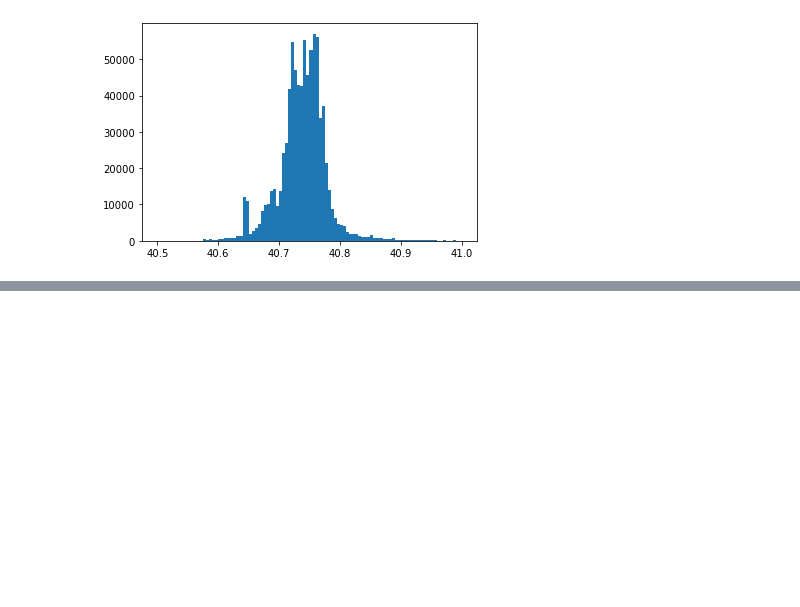
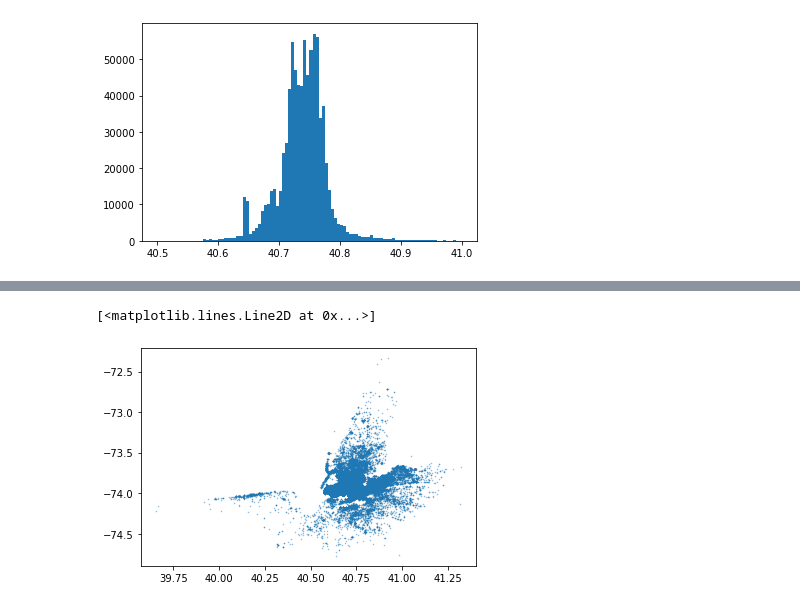
Before and after one commit to ShivamSainier/Uber-Data-Analysis, a Jupyter notebook: uber_data_analysis.ipynb, the cells around one changed output, grey strips where cells are left out. Saved outputs shown, nothing was run; the diff lists cells and outputs as text; code cells hidden in the pictures; blank space fills up the shorter version.

```diff
--- a/uber_data_analysis.ipynb
+++ b/uber_data_analysis.ipynb
@@ -169,0 +190,5 @@ plt.hist(data['Lat'],bins=100,range=(40.5,41))
+# %%
+plt.plot(data['Lat'],data['Lon'],'.',ms=1,alpha=.5)
+# %% [output]
+[<matplotlib.lines.Line2D at 0x...>]
+[figure, added]
```
Also changed, not shown: parts of 3 cells of this notebook.
